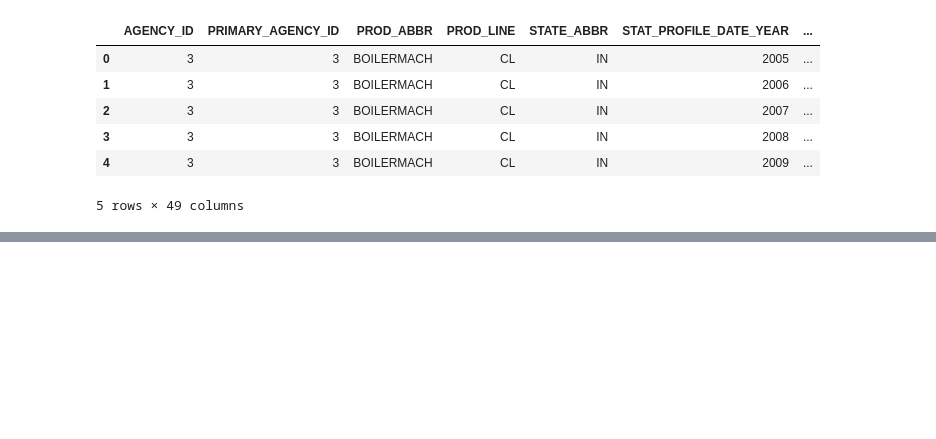
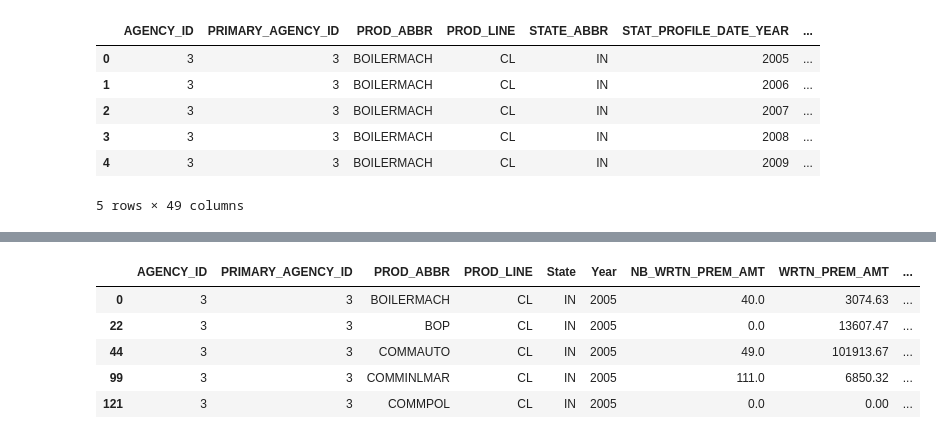
Before and after one commit to brownvarghese/Insurance-Agency-Performance-Analysis, a Jupyter notebook: Data cleaning & transformation/Datatransformation notebook.ipynb, the cells around one changed output, grey strips where cells are left out. Cells and saved outputs as stored; diff of their text form; code cells hidden in the pictures; blank space fills up the shorter version.

```diff
--- a/Data cleaning & transformation/Datatransformation notebook.ipynb
+++ b/Data cleaning & transformation/Datatransformation notebook.ipynb
@@ -152,6 +130,6 @@ new_df.loc[new_df['PREV_WRTN_PREM_AMT'] == 99999]
 # %%
-# replace PREV_WRTN_PREM_AMT all values from 99999 to 0
+# replace the value 99999 with the median value for simplify
 
-new_df.loc[:, 'PREV_WRTN_PREM_AMT'].replace([99999], [0], inplace=True)
+new_df.loc[:, 'LOSS_RATIO_3YR'].replace([99999], [new_df.LOSS_RATIO_3YR.median()], inplace=True)
 new_df.head()
 # %% [output]
@@ -252,0 +146,8 @@ new_df.loc[new_df['ACTIVE_PRODUCERS'] == 99999]
+# %%
+# Drop ACTIVE_PRODUCERS , MAX_AGE & MIN_AGE is 99999
+
+new_df.drop(new_df.loc[new_df['ACTIVE_PRODUCERS']==99999].index, inplace=True)
+new_df.drop(new_df.loc[new_df['MAX_AGE']==99999].index, inplace=True)
+new_df.drop(new_df.loc[new_df['MIN_AGE']==99999].index, inplace=True)
+
+new_df.head()
@@ -252,0 +201,12 @@ new_df.loc[new_df['ACTIVE_PRODUCERS'] == 99999]
+# %%
+new1_df=new_df.sort_values(['STATE_ABBR', 'STAT_PROFILE_DATE_YEAR'], ascending=[True, True])
+new1_df=new1_df.rename(columns = {'STATE_ABBR':'State'})
+new1_df=new1_df.rename(columns = {'STAT_PROFILE_DATE_YEAR':'Year'})
+new1_df.head()
+# %% [output]
+|  | AGENCY_ID | PRIMARY_AGENCY_ID | PROD_ABBR | PROD_LINE | State | Year | NB_WRTN_PREM_AMT | WRTN_PREM_AMT | ... |
+| 0 | 3 | 3 | BOILERMACH | CL | IN | 2005 | 40.0 | 3074.63 | ... |
+| 22 | 3 | 3 | BOP | CL | IN | 2005 | 0.0 | 13607.47 | ... |
+| 44 | 3 | 3 | COMMAUTO | CL | IN | 2005 | 49.0 | 101913.67 | ... |
+| 99 | 3 | 3 | COMMINLMAR | CL | IN | 2005 | 111.0 | 6850.32 | ... |
+| 121 | 3 | 3 | COMMPOL | CL | IN | 2005 | 0.0 | 0.00 | ... |
```
Also changed, not shown: parts of 25 cells of this notebook, 5 other files.
